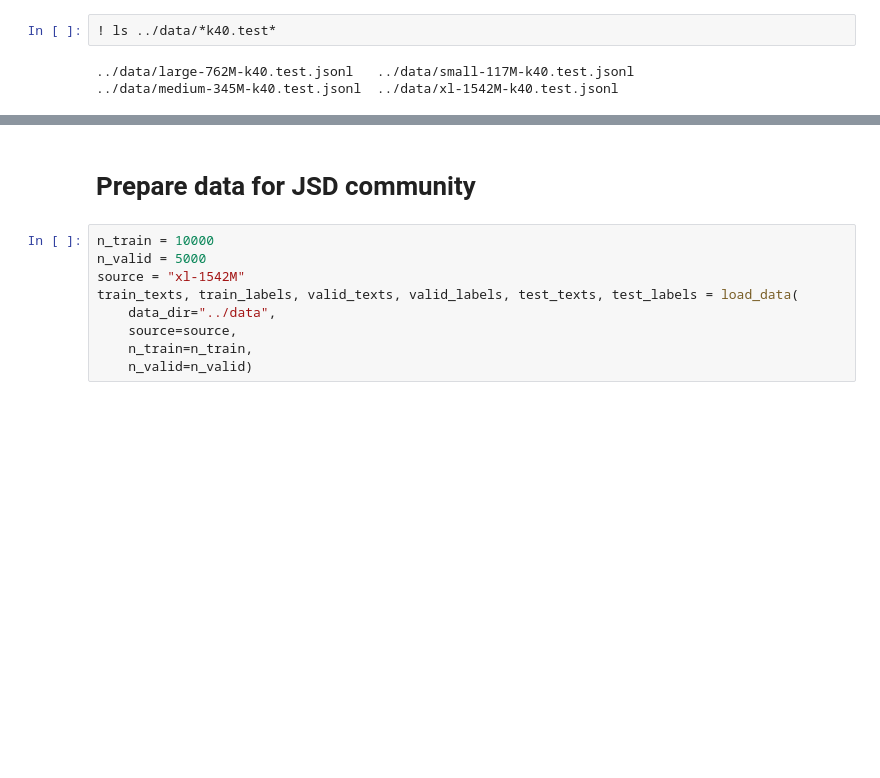
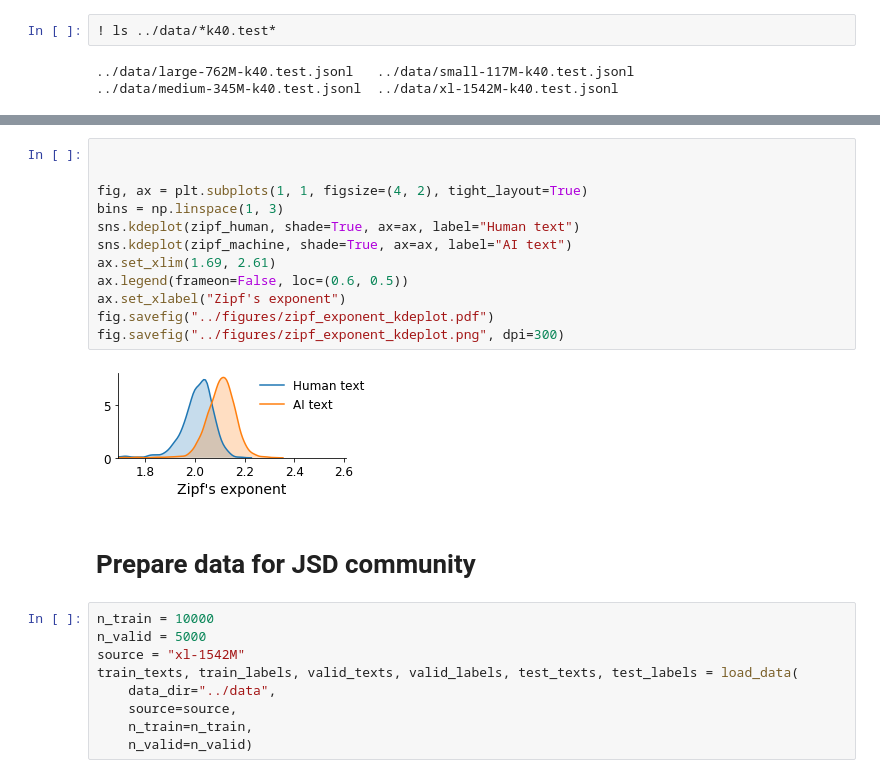
Before and after one commit to fontclos/gpt-2-output-dataset, a Jupyter notebook: notebooks/baseline-explore.ipynb, the cells around one changed output, grey strips where cells are left out. Cells and saved outputs as stored; diff of their text form; blank space fills up the shorter version.

```diff
--- a/notebooks/baseline-explore.ipynb
+++ b/notebooks/baseline-explore.ipynb
@@ -347,3 +323,17 @@ fig.savefig(f"../figures/gpt2-detection-{source}.pdf")
+# %%
+
+
+fig, ax = plt.subplots(1, 1, figsize=(4, 2), tight_layout=True)
+bins = np.linspace(1, 3)
+sns.kdeplot(zipf_human, shade=True, ax=ax, label="Human text")
+sns.kdeplot(zipf_machine, shade=True, ax=ax, label="AI text")
+ax.set_xlim(1.69, 2.61)
+ax.legend(frameon=False, loc=(0.6, 0.5))
+ax.set_xlabel("Zipf's exponent")
+fig.savefig("../figures/zipf_exponent_kdeplot.pdf")
+fig.savefig("../figures/zipf_exponent_kdeplot.png", dpi=300)
+# %% [output]
+[figure, added]
 # %% [markdown]
 # Prepare data for JSD community
 # %%
```
Also changed, not shown: parts of 20 cells of this notebook, 7 other files.
